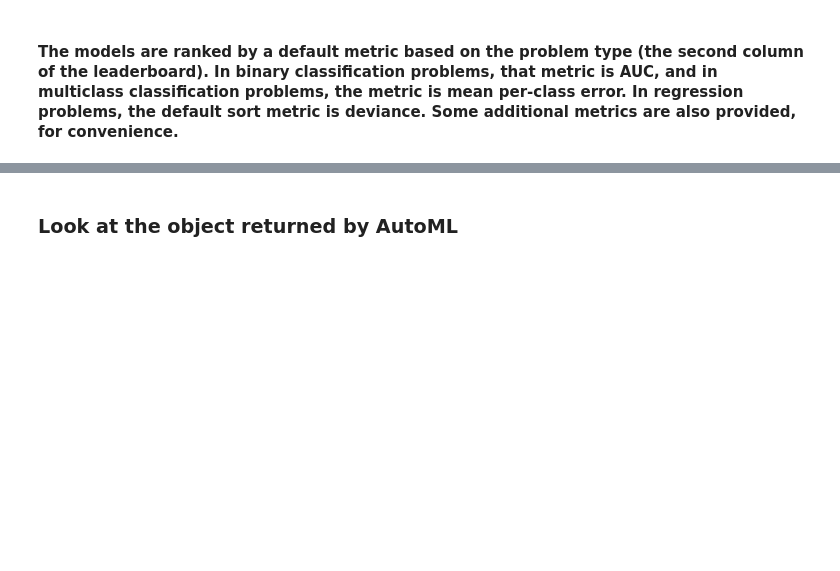
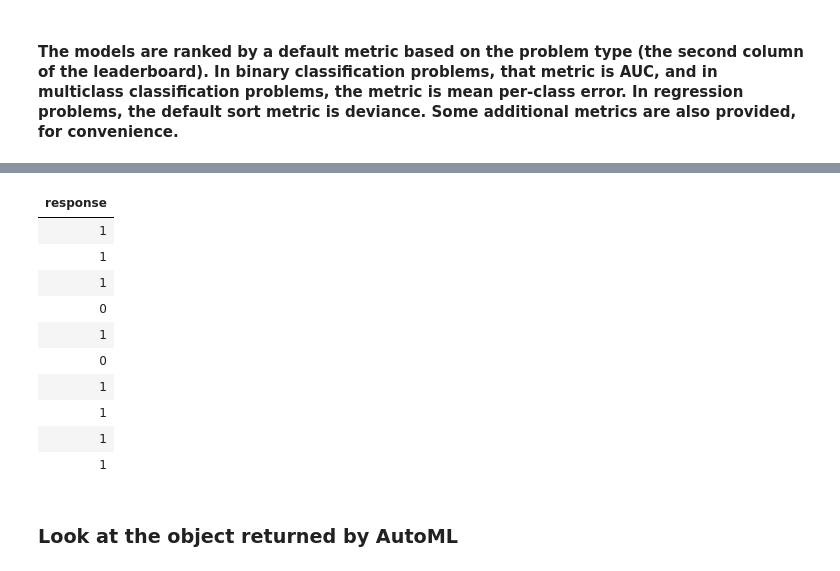
Before and after one commit to sjster/RVA, a Jupyter notebook: Intro.ipynb, the cells around one changed output, grey strips where cells are left out. Cells and saved outputs as stored; diff of their text form; code cells hidden in the pictures; blank space fills up the shorter version.

```diff
--- a/Intro.ipynb
+++ b/Intro.ipynb
@@ -1015,3 +1048,17 @@ AutoML progress: |████████████████████
+# %%
+train['response']
+# %% [output]
+| response |
+| 1 |
+| 1 |
+| 1 |
+| 0 |
+| 1 |
+| 0 |
+| 1 |
+| 1 |
+| 1 |
+| 1 |
 # %% [markdown]
 ### Look at the object returned by AutoML
 # %%
```
Also changed, not shown: parts of 8 cells of this notebook, 1 other file.
